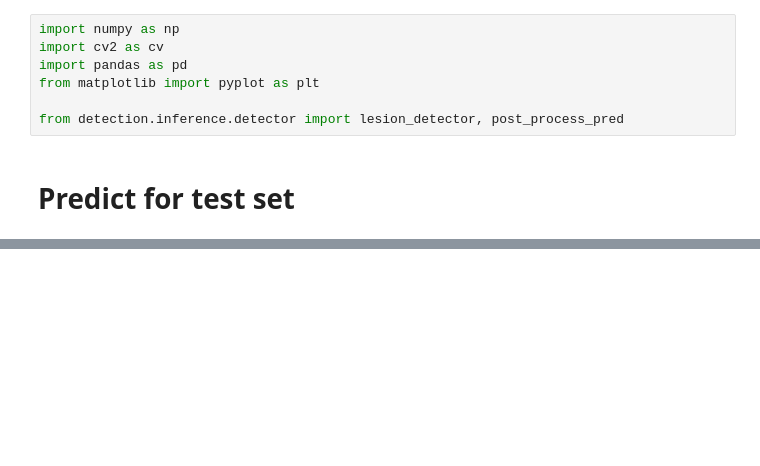
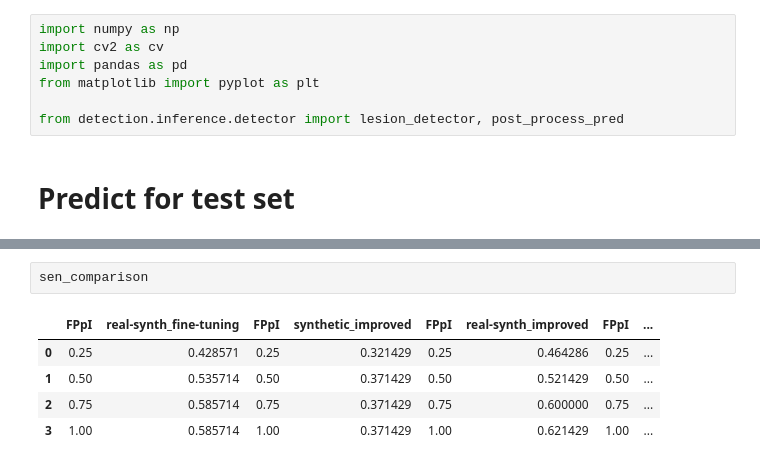
Before and after one commit to Likalto4/CEM-Detect, a Jupyter notebook: detection/evaluation/testing/testing_models.ipynb, the cells around one changed output, grey strips where cells are left out. Cells and saved outputs as stored; diff of their text form; blank space fills up the shorter version.

```diff
--- a/detection/evaluation/testing/testing_models.ipynb
+++ b/detection/evaluation/testing/testing_models.ipynb
@@ -61,0 +134,8 @@ for i, row in best_models_csv.iterrows():
+# %%
+sen_comparison
+# %% [output]
+|  | FPpI | real-synth_fine-tuning | FPpI | synthetic_improved | FPpI | real-synth_improved | FPpI | ... |
+| 0 | 0.25 | 0.428571 | 0.25 | 0.321429 | 0.25 | 0.464286 | 0.25 | ... |
+| 1 | 0.50 | 0.535714 | 0.50 | 0.371429 | 0.50 | 0.521429 | 0.50 | ... |
+| 2 | 0.75 | 0.585714 | 0.75 | 0.371429 | 0.75 | 0.600000 | 0.75 | ... |
+| 3 | 1.00 | 0.585714 | 1.00 | 0.371429 | 1.00 | 0.621429 | 1.00 | ... |
```
Also changed, not shown: parts of 4 cells of this notebook, 2 other files.
